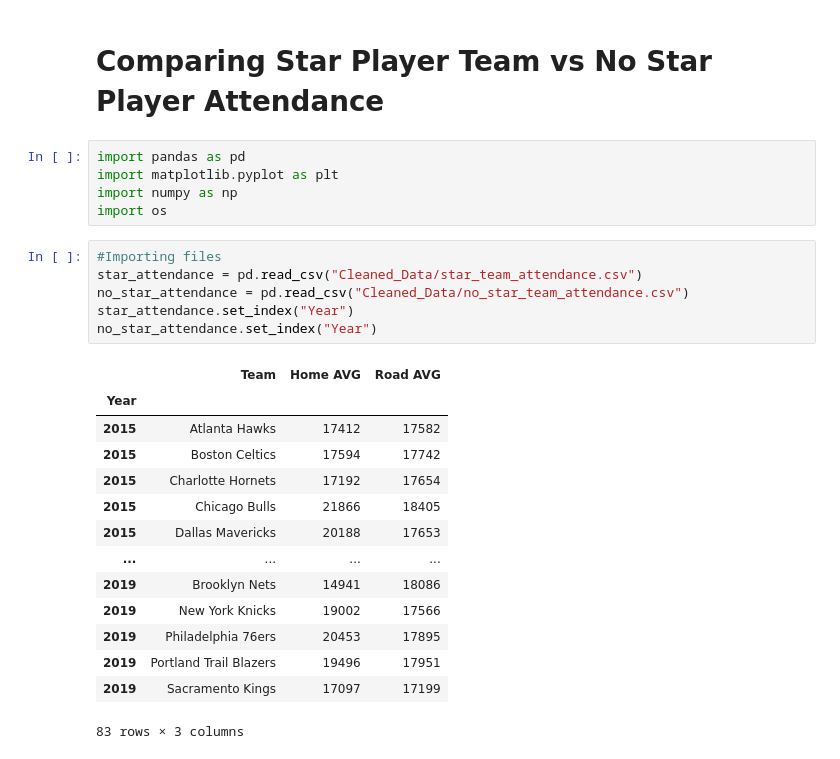
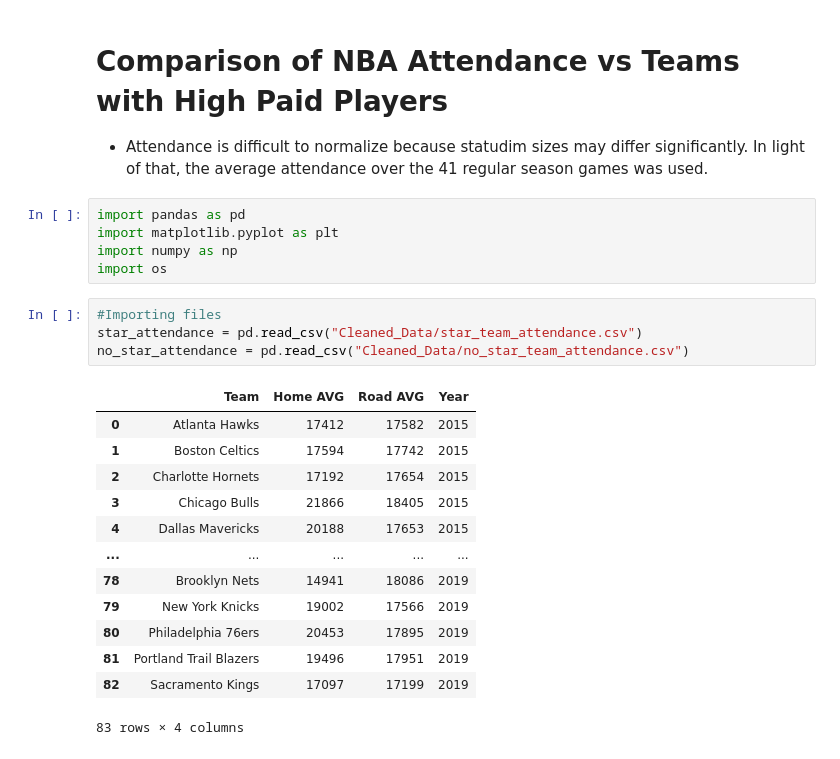
Before and after one commit to Michelin96/project-one, a Jupyter notebook: star_attendance_plots.ipynb, the cells around one changed output. Saved outputs shown, nothing was run; the diff lists cells and outputs as text.

```diff
--- a/star_attendance_plots.ipynb
+++ b/star_attendance_plots.ipynb
@@ -1,5 +1,6 @@
-# %% [markdown]
-# Comparing Star Player Team vs No Star Player Attendance
+# %% [markdown]
+# Comparison of NBA Attendance vs Teams with High Paid Players
+* Attendance is difficult to normalize because statudim sizes may differ significantly. In light of that, the average attendance over the 41 regular season games was used.
 # %%
 import pandas as pd
 import matplotlib.pyplot as plt
@@ -8,22 +9,19 @@ import os
 # %%
 #Importing files
 star_attendance = pd.read_csv("Cleaned_Data/star_team_attendance.csv")
 no_star_attendance = pd.read_csv("Cleaned_Data/no_star_team_attendance.csv")
-star_attendance.set_index("Year")
-no_star_attendance.set_index("Year")
 # %% [output]
-|  | Team | Home AVG | Road AVG |
-| Year |  |  |  |
-| 2015 | Atlanta Hawks | 17412 | 17582 |
-| 2015 | Boston Celtics | 17594 | 17742 |
-| 2015 | Charlotte Hornets | 17192 | 17654 |
-| 2015 | Chicago Bulls | 21866 | 18405 |
-| 2015 | Dallas Mavericks | 20188 | 17653 |
-| ... | ... | ... | ... |
-| 2019 | Brooklyn Nets | 14941 | 18086 |
-| 2019 | New York Knicks | 19002 | 17566 |
-| 2019 | Philadelphia 76ers | 20453 | 17895 |
-| 2019 | Portland Trail Blazers | 19496 | 17951 |
-| 2019 | Sacramento Kings | 17097 | 17199 |
+|  | Team | Home AVG | Road AVG | Year |
+| 0 | Atlanta Hawks | 17412 | 17582 | 2015 |
+| 1 | Boston Celtics | 17594 | 17742 | 2015 |
+| 2 | Charlotte Hornets | 17192 | 17654 | 2015 |
+| 3 | Chicago Bulls | 21866 | 18405 | 2015 |
+| 4 | Dallas Mavericks | 20188 | 17653 | 2015 |
+| ... | ... | ... | ... | ... |
+| 78 | Brooklyn Nets | 14941 | 18086 | 2019 |
+| 79 | New York Knicks | 19002 | 17566 | 2019 |
+| 80 | Philadelphia 76ers | 20453 | 17895 | 2019 |
+| 81 | Portland Trail Blazers | 19496 | 17951 | 2019 |
+| 82 | Sacramento Kings | 17097 | 17199 | 2019 |
-83 rows × 3 columns
+83 rows × 4 columns
 # %%
```
Also changed, not shown: parts of 11 cells of this notebook, 3 other files.
